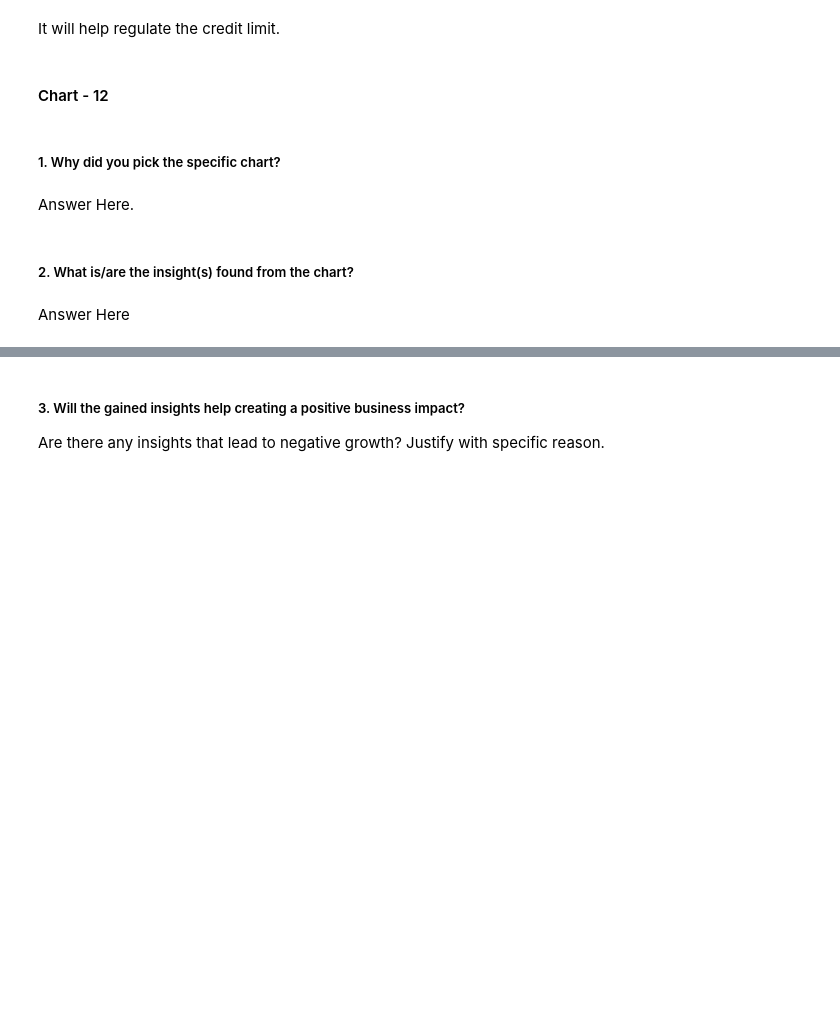
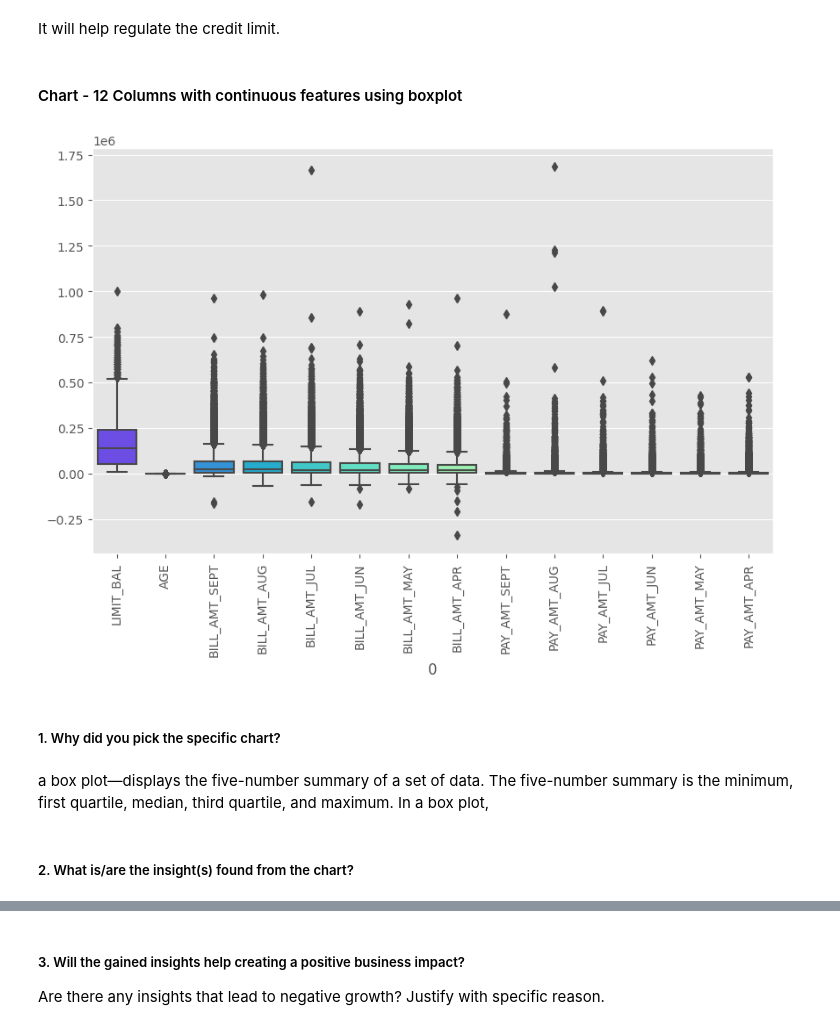
Before and after one commit to theuttammishra/Classification-Capstone, a Jupyter notebook: Credit_card_default_prediction.ipynb, the cells around one changed output, grey strips where cells are left out. Saved outputs shown, nothing was run; the diff lists cells and outputs as text; code cells hidden in the pictures; blank space fills up the shorter version.

```diff
--- a/Credit_card_default_prediction.ipynb
+++ b/Credit_card_default_prediction.ipynb
@@ -748,4 +748,4 @@ Are there any insights that lead to negative growth? Justify with specific reaso
 # %% [markdown]
 It will help regulate the credit limit.
 # %% [markdown]
-#### Chart - 12
+#### Chart - 12 Columns with continuous features using boxplot
@@ -754,8 +752,14 @@ It will help regulate the credit limit.
+# %%
+# Plotting using boxplot
+plt.figure(figsize=(10,6))
+sns.boxplot(data = df[con_column],palette = "rainbow")
+plt.xticks(rotation=90)
+plt.show()
+# %% [output]
+[figure, added]
 # %% [markdown]
 ##### 1. Why did you pick the specific chart?
-# %% [markdown]
-Answer Here.
+# %% [markdown]
+a box plot—displays the five-number summary of a set of data. The five-number summary is the minimum, first quartile, median, third quartile, and maximum. In a box plot,
 # %% [markdown]
 ##### 2. What is/are the insight(s) found from the chart?
-# %% [markdown]
-Answer Here
```
Also changed, not shown: parts of 161 cells of this notebook.
